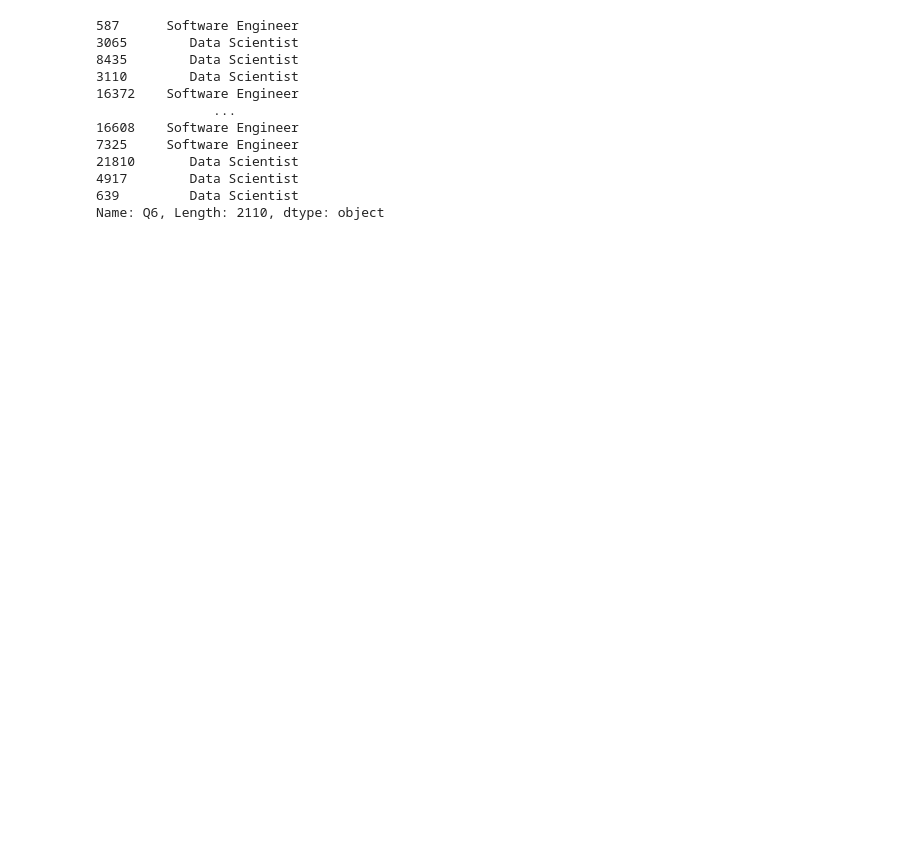
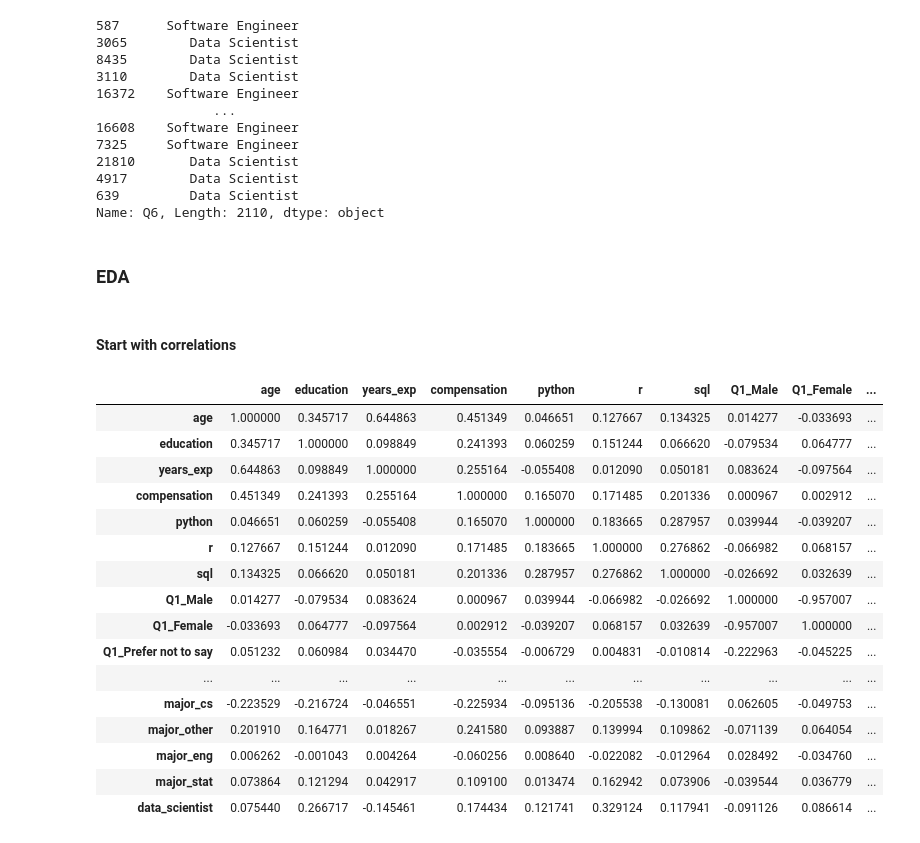
Before and after one commit to curtpond/xgboost, a Jupyter notebook: kaggle-survey.ipynb, the cells around one changed output. Saved outputs shown, nothing was run; the diff lists cells and outputs as text; code cells hidden in the pictures; blank space fills up the shorter version.

```diff
--- a/kaggle-survey.ipynb
+++ b/kaggle-survey.ipynb
@@ -228,3 +228,33 @@ kag_y_train
 4917        Data Scientist
 639         Data Scientist
 Name: Q6, Length: 2110, dtype: object
+# %% [markdown]
+### EDA
+# %% [markdown]
+#### Start with correlations
+# %%
+(X_train # use X_train to compute the correlation
+ .assign(data_scientist=kag_y_train == 'Data Scientist') # add the target variable
+ .corr(method='spearman') # compute the Spearman correlation
+ .style # use the Styler to format the output
+ .background_gradient(cmap='RdBu', vmax=1, vmin=-1) # use a diverging color map
+ .set_sticky(axis='index') # make the first column sticky
+ )
+# %% [output]
+|  | age | education | years_exp | compensation | python | r | sql | Q1_Male | Q1_Female | ... |
+| age | 1.000000 | 0.345717 | 0.644863 | 0.451349 | 0.046651 | 0.127667 | 0.134325 | 0.014277 | -0.033693 | ... |
+| education | 0.345717 | 1.000000 | 0.098849 | 0.241393 | 0.060259 | 0.151244 | 0.066620 | -0.079534 | 0.064777 | ... |
+| years_exp | 0.644863 | 0.098849 | 1.000000 | 0.255164 | -0.055408 | 0.012090 | 0.050181 | 0.083624 | -0.097564 | ... |
+| compensation | 0.451349 | 0.241393 | 0.255164 | 1.000000 | 0.165070 | 0.171485 | 0.201336 | 0.000967 | 0.002912 | ... |
+| python | 0.046651 | 0.060259 | -0.055408 | 0.165070 | 1.000000 | 0.183665 | 0.287957 | 0.039944 | -0.039207 | ... |
+| r | 0.127667 | 0.151244 | 0.012090 | 0.171485 | 0.183665 | 1.000000 | 0.276862 | -0.066982 | 0.068157 | ... |
+| sql | 0.134325 | 0.066620 | 0.050181 | 0.201336 | 0.287957 | 0.276862 | 1.000000 | -0.026692 | 0.032639 | ... |
+| Q1_Male | 0.014277 | -0.079534 | 0.083624 | 0.000967 | 0.039944 | -0.066982 | -0.026692 | 1.000000 | -0.957007 | ... |
+| Q1_Female | -0.033693 | 0.064777 | -0.097564 | 0.002912 | -0.039207 | 0.068157 | 0.032639 | -0.957007 | 1.000000 | ... |
+| Q1_Prefer not to say | 0.051232 | 0.060984 | 0.034470 | -0.035554 | -0.006729 | 0.004831 | -0.010814 | -0.222963 | -0.045225 | ... |
+| ... | ... | ... | ... | ... | ... | ... | ... | ... | ... | ... |
+| major_cs | -0.223529 | -0.216724 | -0.046551 | -0.225934 | -0.095136 | -0.205538 | -0.130081 | 0.062605 | -0.049753 | ... |
+| major_other | 0.201910 | 0.164771 | 0.018267 | 0.241580 | 0.093887 | 0.139994 | 0.109862 | -0.071139 | 0.064054 | ... |
+| major_eng | 0.006262 | -0.001043 | 0.004264 | -0.060256 | 0.008640 | -0.022082 | -0.012964 | 0.028492 | -0.034760 | ... |
+| major_stat | 0.073864 | 0.121294 | 0.042917 | 0.109100 | 0.013474 | 0.162942 | 0.073906 | -0.039544 | 0.036779 | ... |
+| data_scientist | 0.075440 | 0.266717 | -0.145461 | 0.174434 | 0.121741 | 0.329124 | 0.117941 | -0.091126 | 0.086614 | ... |
```
Also changed, not shown: parts of 9 cells of this notebook.
